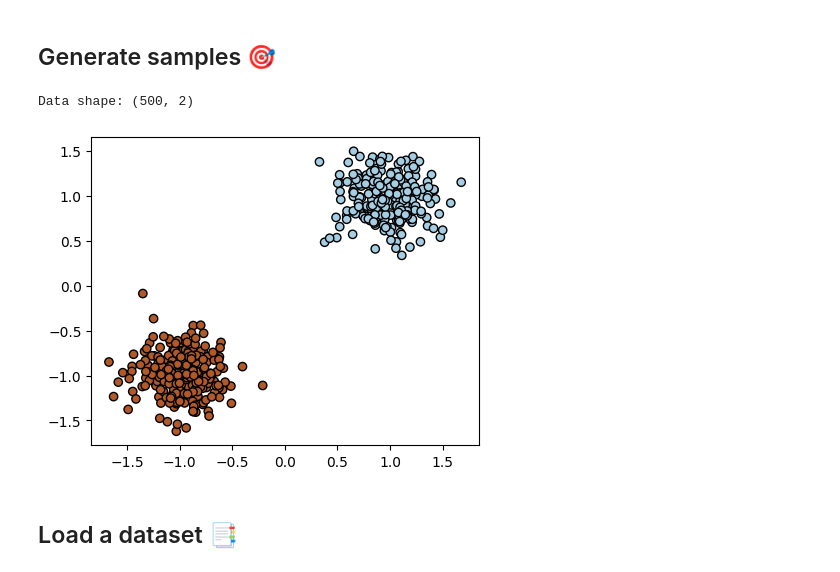
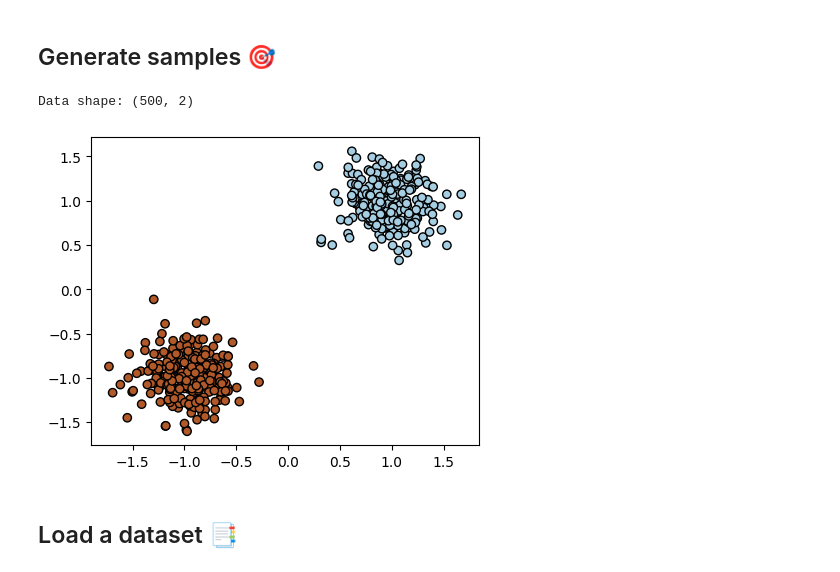
Before and after one commit to rubenfonnegra/analitica_datos, a Jupyter notebook: Sem_8/Practicum_7.ipynb, the cells around one changed output. Drawn from its saved outputs; the diff is of its cells as text; code cells hidden in the pictures.

```diff
--- a/Sem_8/Practicum_7.ipynb
+++ b/Sem_8/Practicum_7.ipynb
@@ -25,8 +25,9 @@ from sklearn.preprocessing import StandardScaler
 # ============
 
 n_samples = 500 # @param {type:"integer"}
+num_features = 2 # @param {type:"integer"}
 type_dataset = "blobs" # @param ["noisy_circles", "noisy_moons", "blobs", "no_structure", "anisotropic", "varied_var"]
-noise = 0.02 # @param {type:"slider", min:0, max:0.5, step:0.01}
+noise = 0.06 # @param {type:"slider", min:0, max:0.5, step:0.01}
 angle_aniso = 100 # @param {type:"slider", min:0, max:180, step:10}
 random_state = 1 # @param {type:"integer"}
 num_classes = 2 # @param {type:"integer"}
@@ -39,34 +40,37 @@ num_classes = 2 # @param {type:"integer"}
 
 if type_dataset == "noisy_circles":
   X, y = datasets.make_circles(n_samples=n_samples, factor=0.5, noise=noise, random_state=random_state)
 
 elif type_dataset == "noisy_moons":
   X, y = datasets.make_moons(n_samples=n_samples, noise=noise, random_state=random_state)
 
 elif type_dataset == "blobs":
   X, y = datasets.make_blobs(n_samples=n_samples, centers=num_classes, random_state=random_state)
   X += np.random.rand(n_samples, 2)*noise*X.min()
 
+elif type_dataset == "no_structure":
+  X = np.random.rand(n_samples, 2)
+
 elif type_dataset == "anisotropic":
   X, y = datasets.make_blobs(n_samples=n_samples, centers=num_classes, random_state=random_state)
   t = np.tan(np.radians(angle_aniso))
   transformation = np.array(((1, t), (0, 1))).T
   X = np.dot(X, transformation)
   X += np.random.rand(n_samples, 2)*noise*X.min()
 
 elif type_dataset == "varied_var":
   X, y = datasets.make_blobs(n_samples=n_samples, centers=num_classes, cluster_std=[1.0, 2.5, 0.5], random_state=random_state)
   X += np.random.rand(n_samples, 2)*noise*X.min()
 
 X = StandardScaler().fit_transform(X)
 
 _, ax = plt.subplots(figsize=(5,4))
 ax.scatter(X[:, 0], X[:, 1], c=y, edgecolors='k', cmap='Paired')
 
 print ("\nData shape: {0} \n".format(X.shape))
 # %% [output]
 Data shape: (500, 2)
-[figure, old version]
+[figure, new version]
 # %% [markdown]
 ## Load a dataset 📑
 # %%
```
Also changed, not shown: parts of 7 cells of this notebook.
